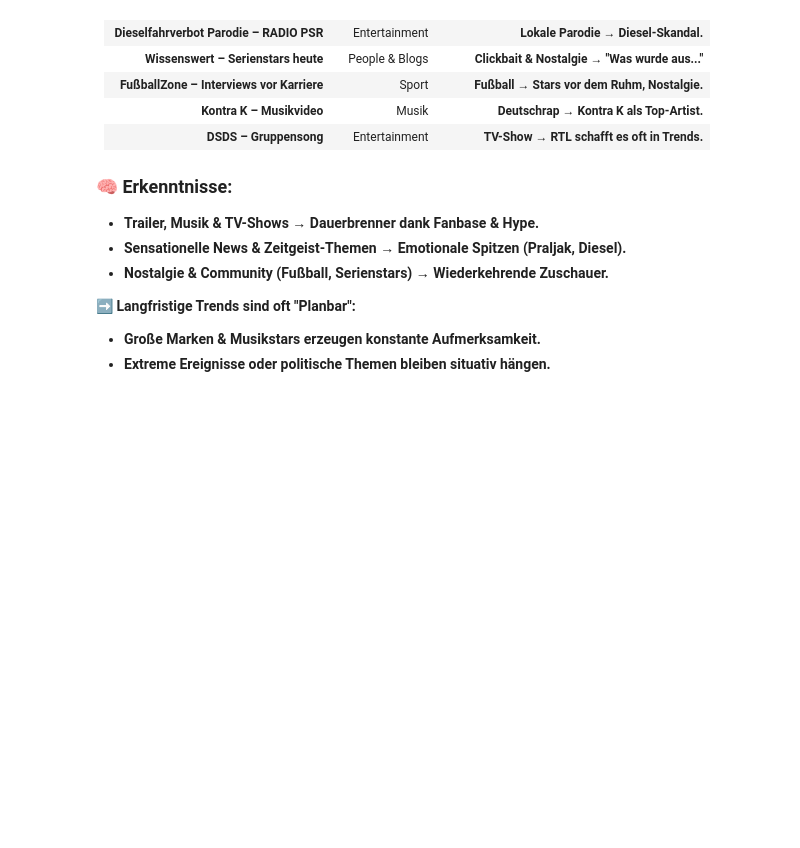
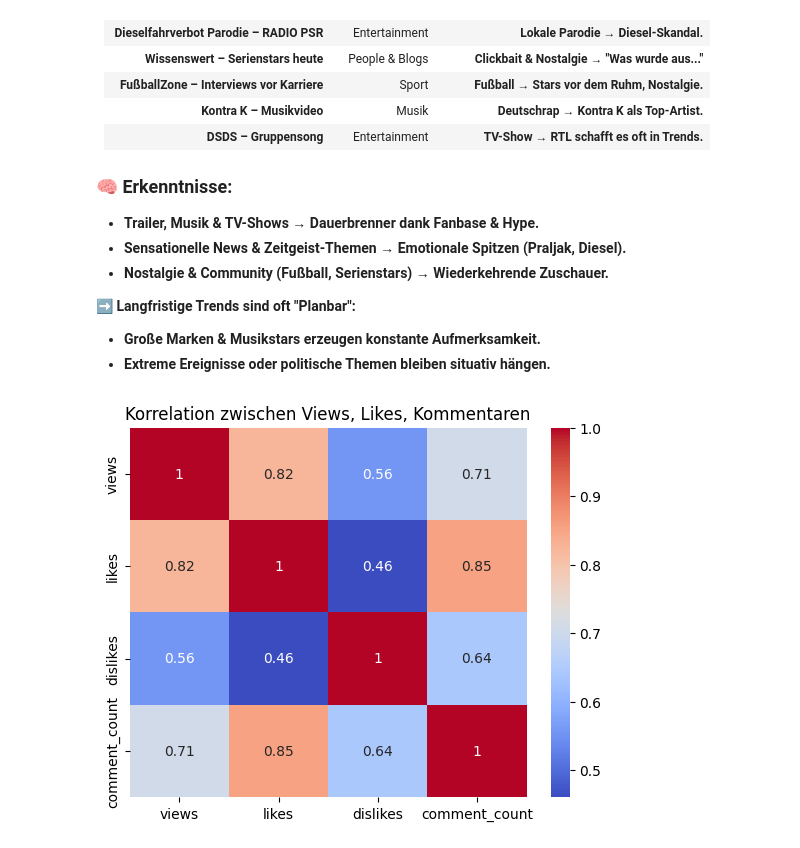
Before and after one commit to adflix/youtube-trending-analysis, a Jupyter notebook: notebooks/youtube_trending_analysis.ipynb, the cells around one changed output. Saved outputs shown, nothing was run; the diff lists cells and outputs as text; code cells hidden in the pictures; blank space fills up the shorter version.

Commit message:
Notebook aktualisiert – Visualisierungen hinzugefügt

```diff
--- a/notebooks/youtube_trending_analysis.ipynb
+++ b/notebooks/youtube_trending_analysis.ipynb
@@ -354,3 +354,10 @@ top_trending_videos
 ➡️ **Langfristige Trends sind oft "Planbar":**
 - **Große Marken & Musikstars erzeugen konstante Aufmerksamkeit.**
 - **Extreme Ereignisse oder politische Themen bleiben situativ hängen.**
+# %%
+corr = df[['views', 'likes', 'dislikes', 'comment_count']].corr()
+sns.heatmap(corr, annot=True, cmap='coolwarm')
+plt.title("Korrelation zwischen Views, Likes, Kommentaren")
+plt.show()
+# %% [output]
+[figure, added]
```
Also changed, not shown: parts of 5 cells of this notebook.
